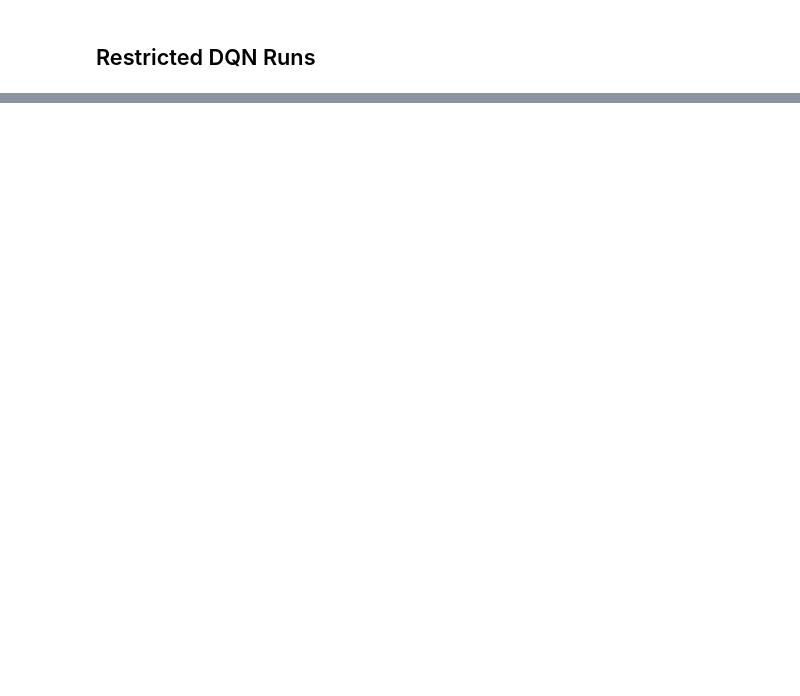
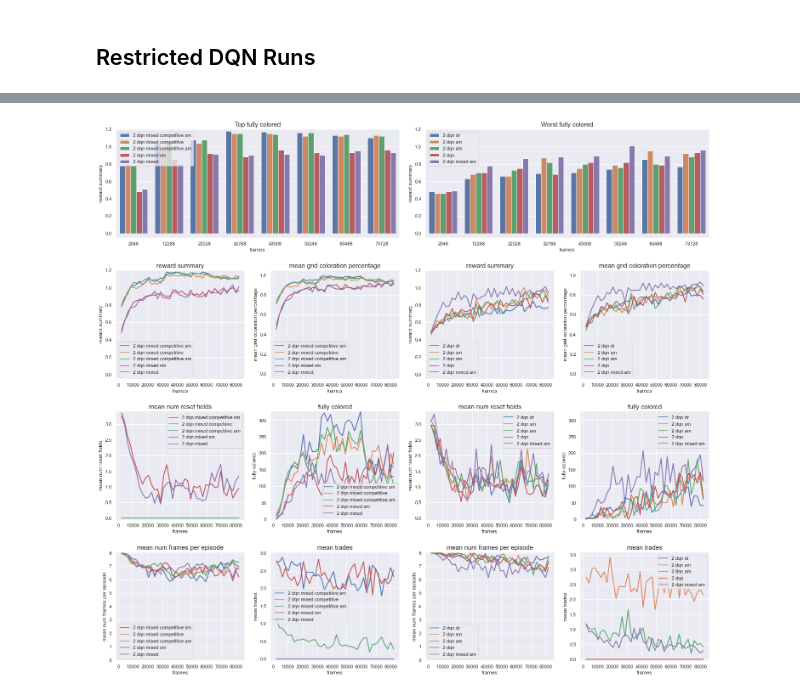
Before and after one commit to zarahz/MARL-and-Markets, a Jupyter notebook: Coloring/storage/easy/stats.ipynb, the cells around one changed output, grey strips where cells are left out. Saved outputs shown, nothing was run; the diff lists cells and outputs as text; code cells hidden in the pictures; blank space fills up the shorter version.

Commit message:
modified stats

```diff
--- a/Coloring/storage/easy/stats.ipynb
+++ b/Coloring/storage/easy/stats.ipynb
@@ -143,11 +143,11 @@ def create_double_multiplot (top_stats_settings, top_plot_title, worst_stats_set
             n_entry = 5
             t_reward_subplot = fig.add_subplot(grid[row:1, 0:2])
             t_reward_plot = sns.barplot(data=top_data.iloc[::n_entry, :], x="frames", y="value", hue="setting", hue_order=top_hue_order)
-            improve_plot(t_reward_plot, t_reward_subplot, key, y_label, top_plot_title, min_value=min_value, max_value=max_value, label_interval=3)
+            improve_plot(t_reward_plot, t_reward_subplot, key, y_label, top_plot_title, min_value=min_value, max_value=max_value, label_interval=1)
 
             w_reward_subplot = fig.add_subplot(grid[row:1, 2:max_col])
             w_reward_plot = sns.barplot(data=worst_data.iloc[::n_entry, :], x="frames", y="value", hue="setting", hue_order=worst_hue_order)
-            improve_plot(w_reward_plot, w_reward_subplot, key, y_label, worst_plot_title, min_value=min_value, max_value=max_value, label_interval=3)
+            improve_plot(w_reward_plot, w_reward_subplot, key, y_label, worst_plot_title, min_value=min_value, max_value=max_value, label_interval=1)
 
             row += 1
             col = 0
@@ -329,3 +424,5 @@ _ = get_stats(["reward", "fully_colored"], "2-dqn", 5, ["goal", "no-reset", "no-
 # %%
-# plain_dqn_stats = get_stats(["fully_colored"], "2-dqn", 5, ["goal", "no-reset", "no-debt"])
-# print_double_multiplot(plain_dqn_stats)
+plain_dqn_stats = get_stats(["fully_colored"], "2-dqn", 5, ["goal", "no-reset", "no-debt"])
+print_double_multiplot(plain_dqn_stats)
+# %% [output]
+[figure, added]
```
Also changed, not shown: parts of 14 cells of this notebook, 2 other files.
